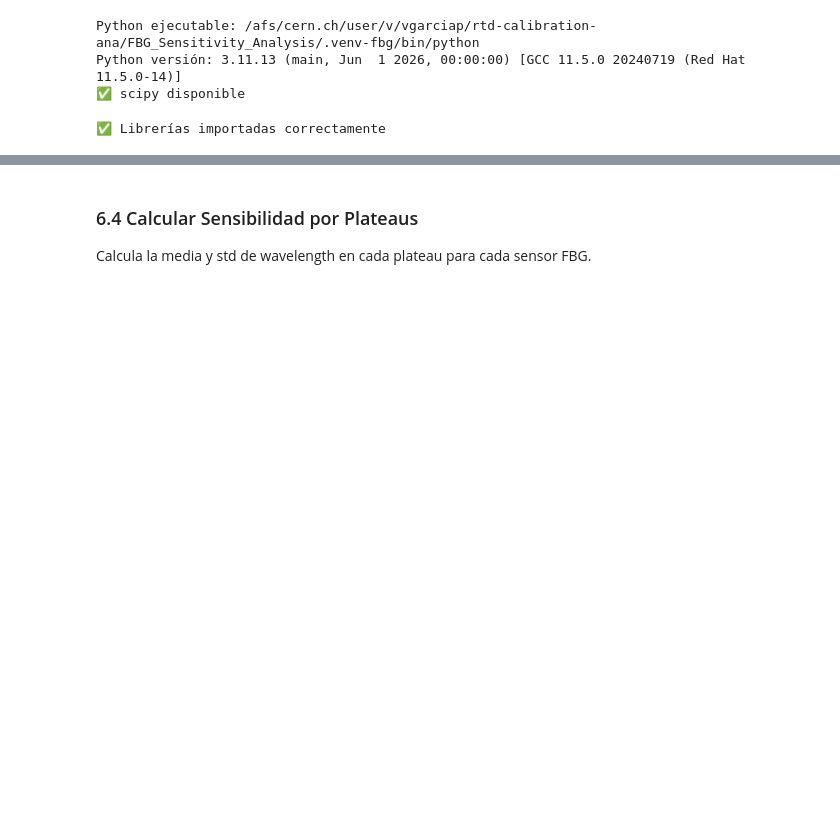
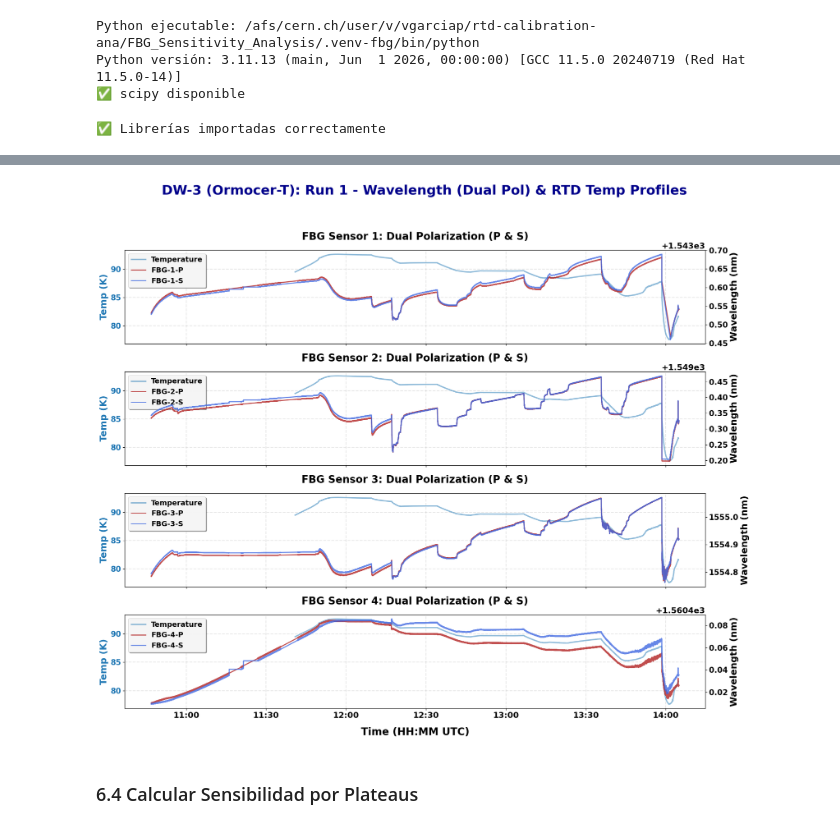
Before and after one commit to garpol/rtd-calibration-ana, a Jupyter notebook: FBG_Sensitivity_Analysis/Analisis_FBG_DW3_T_20260701_suelta.ipynb, the cells around one changed output, grey strips where cells are left out. Drawn from its saved outputs; the diff is of its cells as text; code cells hidden in the pictures; blank space fills up the shorter version.

```diff
--- a/FBG_Sensitivity_Analysis/Analisis_FBG_DW3_T_20260701_suelta.ipynb
+++ b/FBG_Sensitivity_Analysis/Analisis_FBG_DW3_T_20260701_suelta.ipynb
@@ -1025,7 +858,7 @@ print("✅ Slide-ready plot generated with enhanced visibility.")
 # %%
 # ============================================================================
 # PLOT: Dual Polarization (P & S) vs Temp (SLIDE OPTIMIZED & FIXED AXIS OFFSET)
-# Fiber: DW-3 (Ormocer-T) | Run 1 | 2026-02-02
+# Fiber: DW-3 (Ormocer-T) | Run 1 | 2026-07-01
 # ============================================================================
 
 import matplotlib.pyplot as plt
@@ -1038,9 +871,9 @@ color_pol_p = 'firebrick'
 color_pol_s = 'royalblue'
 plateau_colors = ['gray', 'green', 'orange', 'purple', 'cyan']
 
-fig, axes = plt.subplots(3, 1, figsize=(18, 16), sharex=True)
+fig, axes = plt.subplots(4, 1, figsize=(18, 16), sharex=True)
 
-for idx, sensor_num in enumerate([1, 2, 3]):
+for idx, sensor_num in enumerate([1, 2, 3, 4]):
     label_p = f"FBG-{sensor_num}-P"
     label_s = f"FBG-{sensor_num}-S"
 
@@ -1086,38 +919,37 @@ for idx, sensor_num in enumerate([1, 2, 3]):
     ax2.yaxis.set_major_formatter(ticker.ScalarFormatter(useOffset=True))
     ax2.yaxis.get_offset_text().set_fontsize(16)
     ax2.yaxis.get_offset_text().set_fontweight('bold')
 
     for label in ax2.get_yticklabels():
         label.set_fontweight('bold')
 
     # Estilo de Subplots
     ax1.set_title(f'FBG Sensor {sensor_num}: Dual Polarization (P & S)',
                   fontsize=20, pad=20, fontweight='bold')
 
     lines1, labels1 = ax1.get_legend_handles_labels()
     lines2, labels2 = ax2.get_legend_handles_labels()
     leg = ax1.legend(lines1 + lines2, labels1 + labels2, loc='upper left',
                      frameon=True, framealpha=0.9, fontsize=14, shadow=True)
     plt.setp(leg.get_texts(), fontweight='bold')
 
 # Format X-Axis
 axes[-1].set_xlabel('Time (HH:MM UTC)', fontsize=20, fontweight='black', labelpad=15)
 axes[-1].xaxis.set_major_formatter(mdates.DateFormatter('%H:%M'))
 
 for label in axes[-1].get_xticklabels():
     label.set_fontsize(16)
     label.set_fontweight('bold')
 
 # Global Title
 plt.suptitle('DW-3 (Ormocer-T): Run 1 - Wavelength (Dual Pol) & RTD Temp Profiles',
              fontsize=26, y=0.98, fontweight='black', color='darkblue')
 
 plt.tight_layout(rect=[0, 0.03, 1, 0.94])
-plt.show()
+# %% [output]
+[figure, added]
 # %% [markdown]
 ### 6.4 Calcular Sensibilidad por Plateaus
-
-Calcula la media y std de wavelength en cada plateau para cada sensor FBG.
 # %%
 # Calcular media y std de wavelength por plateau para cada sensor
 plateau_sensitivity_data = {}
```
Also changed, not shown: parts of 39 cells of this notebook.
